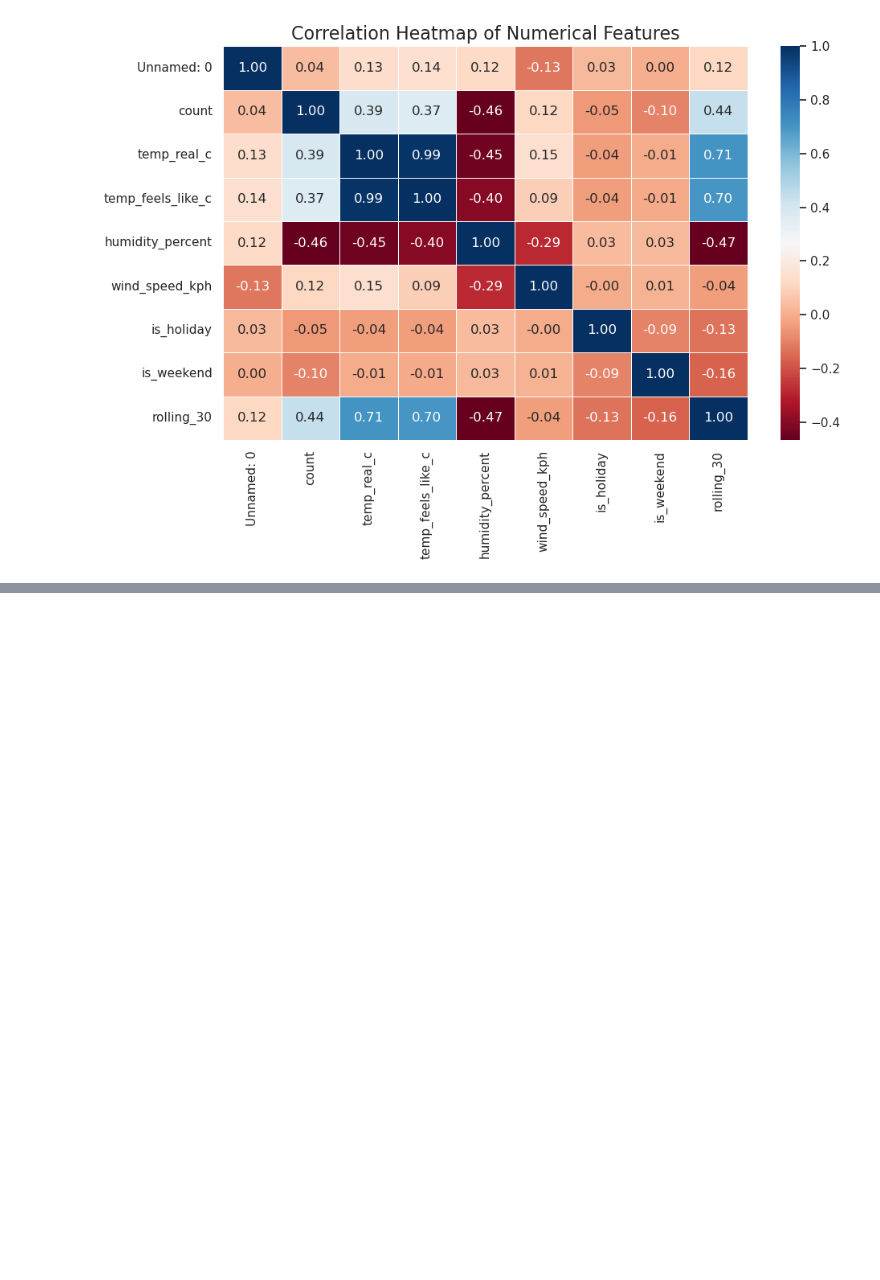
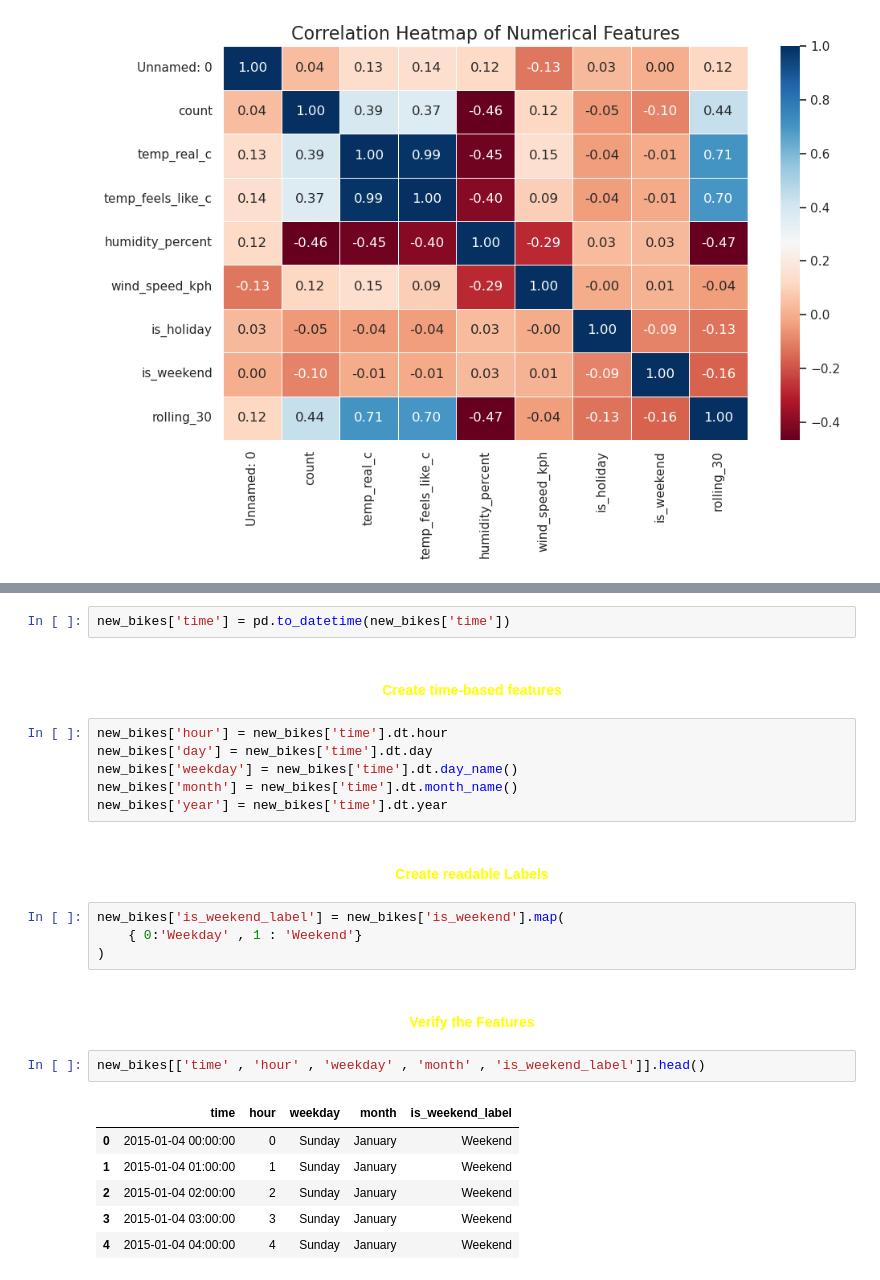
Before and after one commit to MAHMOUD-SHAHBA/London-Bike-Analysis, a Jupyter notebook: London Bike Analysis.ipynb, the cells around one changed output, grey strips where cells are left out. Cells and saved outputs as stored; diff of their text form; blank space fills up the shorter version.

Commit message:
Prepare the dataset for Tableau

```diff
--- a/London Bike Analysis.ipynb
+++ b/London Bike Analysis.ipynb
@@ -448,0 +457,33 @@ plt.savefig("plots/10_correlation_heatmap.png")
+# %%
+new_bikes['time'] = pd.to_datetime(new_bikes['time'])
+# %% [markdown]
+<h4 align="center" style="color:yellow;">
+ Create time-based features
+</h4>
+# %%
+new_bikes['hour'] = new_bikes['time'].dt.hour
+new_bikes['day'] = new_bikes['time'].dt.day
+new_bikes['weekday'] = new_bikes['time'].dt.day_name()
+new_bikes['month'] = new_bikes['time'].dt.month_name()
+new_bikes['year'] = new_bikes['time'].dt.year
+# %% [markdown]
+<h4 align="center" style="color:yellow;">
+  Create readable Labels
+</h4>
+# %%
+new_bikes['is_weekend_label'] = new_bikes['is_weekend'].map(
+    { 0:'Weekday' , 1 : 'Weekend'}
+)
+# %% [markdown]
+<h4 align="center" style="color:yellow;">
+  Verify the Features
+</h4>
+# %%
+new_bikes[['time' , 'hour' , 'weekday' , 'month' , 'is_weekend_label']].head()
+# %% [output]
+|  | time | hour | weekday | month | is_weekend_label |
+| 0 | 2015-01-04 00:00:00 | 0 | Sunday | January | Weekend |
+| 1 | 2015-01-04 01:00:00 | 1 | Sunday | January | Weekend |
+| 2 | 2015-01-04 02:00:00 | 2 | Sunday | January | Weekend |
+| 3 | 2015-01-04 03:00:00 | 3 | Sunday | January | Weekend |
+| 4 | 2015-01-04 04:00:00 | 4 | Sunday | January | Weekend |
```
Also changed, not shown: parts of 4 cells of this notebook, 1 other file.
